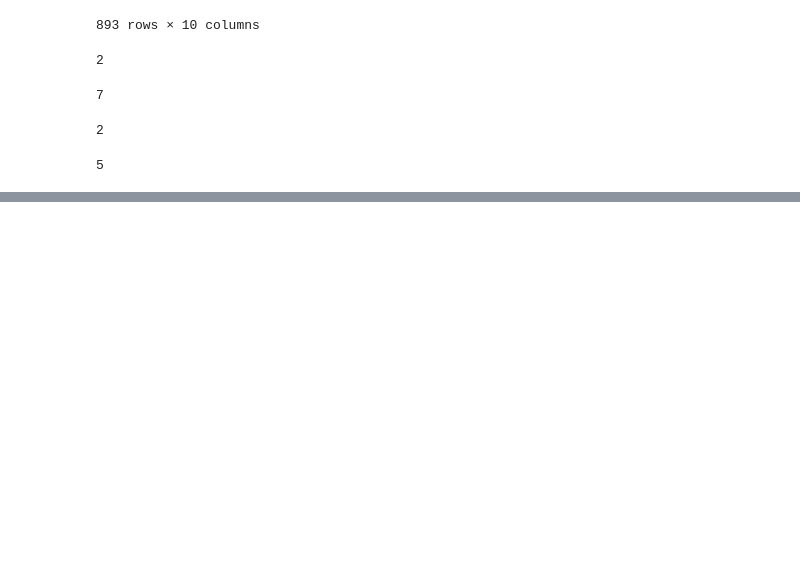
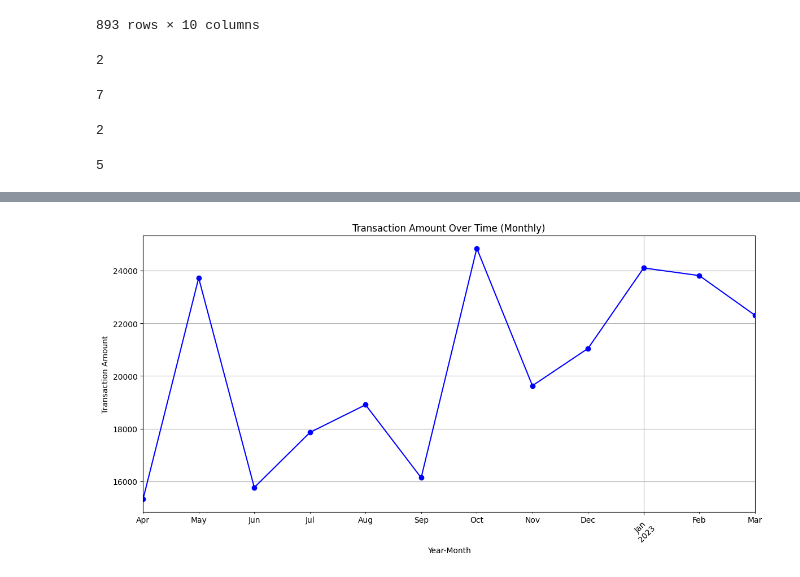
Before and after one commit to vinit714/Exploratory-Data-Analysis-EDA-using-Gemma-LLM, a Jupyter notebook: exploratory-data-analysis-eda-using-gemma-llm.ipynb, the cells around one changed output, grey strips where cells are left out. Cells and saved outputs as stored; diff of their text form; code cells hidden in the pictures; blank space fills up the shorter version.

```diff
--- a/exploratory-data-analysis-eda-using-gemma-llm.ipynb
+++ b/exploratory-data-analysis-eda-using-gemma-llm.ipynb
@@ -277,0 +302,20 @@ time_of_sale                    int8
+# %%
+data['year_month'] = data['date'].dt.to_period('M')
+
+# Group by year and month and sum transaction amounts
+transaction_amount_per_month = data.groupby('year_month')['transaction_amount'].sum()
+
+# Plot line chart for transaction amount over time
+plt.figure(figsize=(12, 6))
+transaction_amount_per_month.plot(kind='line', color='blue', marker='o')
+
+plt.title('Transaction Amount Over Time (Monthly)')
+plt.xlabel('Year-Month')
+plt.ylabel('Transaction Amount')
+
+plt.grid(True)
+plt.tight_layout()
+plt.xticks(rotation=45)
+plt.show()
+# %% [output]
+[figure, added]
```
Also changed, not shown: parts of 17 cells of this notebook.
